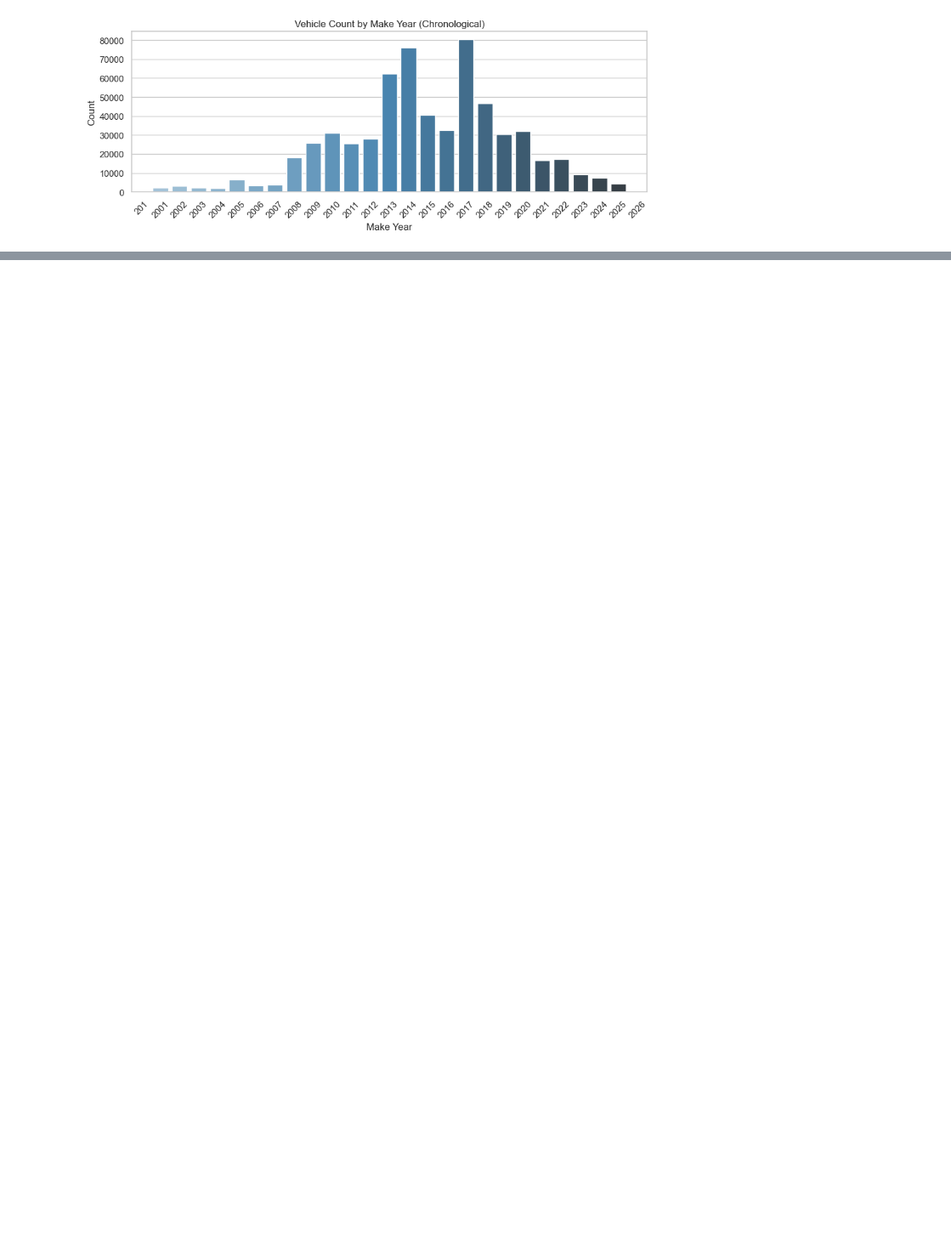
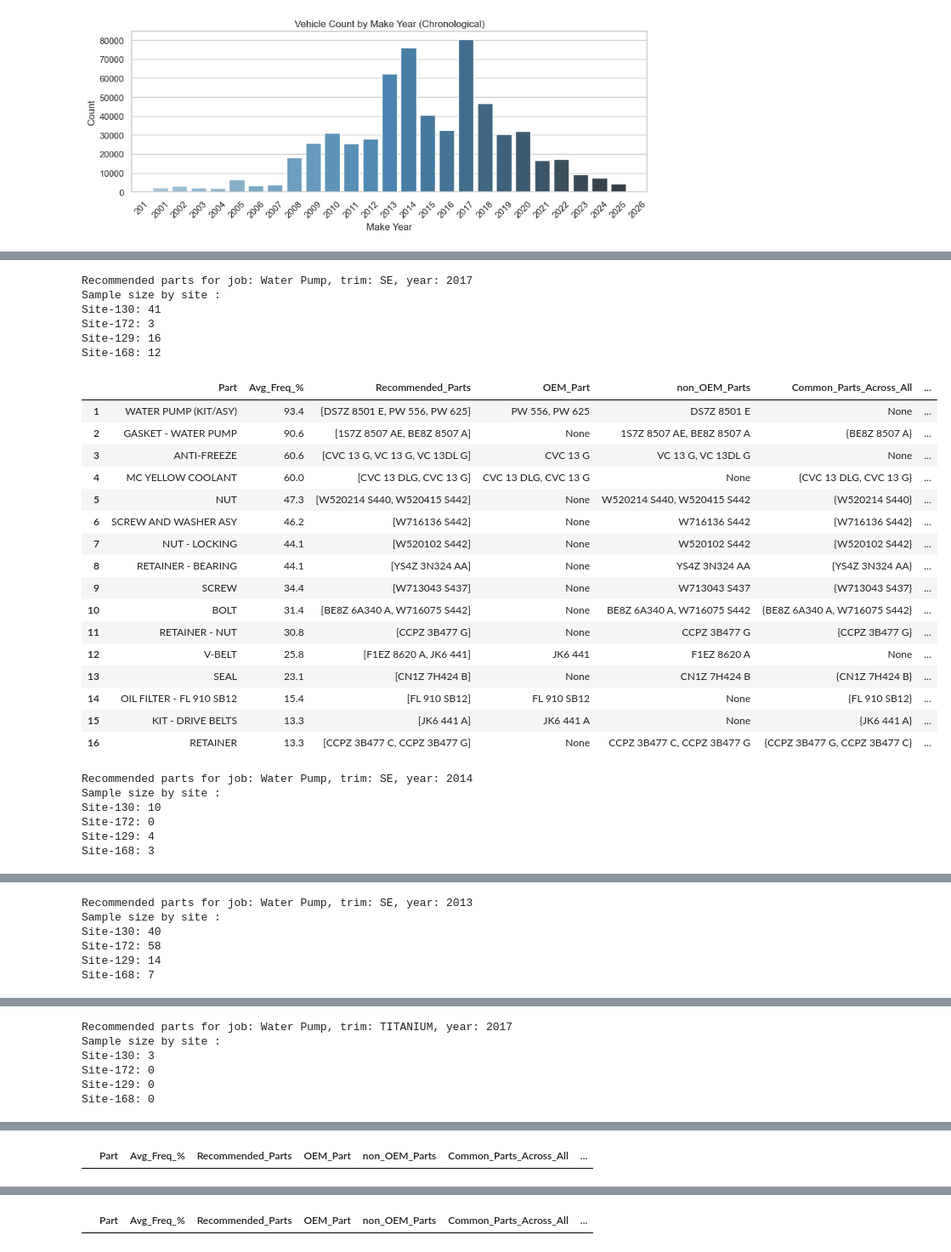
Before and after one commit to MeliPax/SPG, a Jupyter notebook: research/maximus_part_recomendation.ipynb, the cells around one changed output, grey strips where cells are left out. Shown at 85% size. Saved outputs shown, nothing was run; the diff lists cells and outputs as text; code cells hidden in the pictures; blank space fills up the shorter version.

Commit message:
Completed trim/year filter.. Handled percentage cap

```diff
--- a/research/maximus_part_recomendation.ipynb
+++ b/research/maximus_part_recomendation.ipynb
@@ -1621,7 +1621,7 @@ def execute_model(request_tbl_df, search_key_words, labour_line_df, parts_line_d
 
 
 def execute_model_trim_filter(request_tbl_df, search_key_words, parts_line_df,
-                   groups, vehTrim, vehModel = "Escape", Make ="Ford"):
+                   groups, vehTrim, make_year, vehModel = "Escape", Make ="Ford"):
 
     # Normalize input: allow "Water Pump" or [["water","pump"], []]
     if isinstance(search_key_words, str):
@@ -1632,6 +1632,7 @@ def execute_model_trim_filter(request_tbl_df, search_key_words, parts_line_df,
     df_req_filted_by_model_trim = request_tbl_df[
     (request_tbl_df["VehModel"].str.contains(vehModel, case=False))
     & (request_tbl_df["VehTrim"].str.contains(vehTrim, case=False))
+    & (request_tbl_df["VehMakeYear"].astype(str).str.contains(str(make_year), case=False))
                 ]
 
     requests_filtered = filter_rows_by_keywords(
@@ -2905,0 +2904,63 @@ Site-168: 22
+# %%
+def recommended_parts_by_trim_year(job_keywords, trim, year, hide_small_recommendation = True):
+    vehTrim = trim
+
+    results130 = execute_model_trim_filter(request_tbl_df = request_tbl_130, search_key_words = job_keywords, parts_line_df = partslines_tbl_130, groups=groups, vehTrim= vehTrim, make_year = year)
+    results172 = execute_model_trim_filter(request_tbl_df = request_tbl_172, search_key_words = job_keywords, parts_line_df = partslines_tbl_172, groups=groups, vehTrim= vehTrim, make_year = year)
+    results129 = execute_model_trim_filter(request_tbl_df = request_tbl_129, search_key_words = job_keywords, parts_line_df = partslines_tbl_129, groups=groups, vehTrim= vehTrim, make_year = year)
+    results168 = execute_model_trim_filter(request_tbl_df = request_tbl_168, search_key_words = job_keywords, parts_line_df = partslines_tbl_168, groups=groups, vehTrim= vehTrim, make_year = year )
+
+
+    data = {
+        "130": results130,
+        "172": results172,
+        # "114": results114,
+        "129": results129,
+        "168": results168
+    }
+
+    display(compare_recommended_partLists_side_by_side(data))
+# %%
+jobs = {"Water Pump":"Water Pump", "Power steering":"Power steering", "Catalytic Converter":"Catalytic Converter"}
+
+# trims_to_search = ["SE"]
+trims_to_search = ["SE", "TITANIUM", "XLT", "Base"]
+
+years_to_search = [2017, 2014, 2013]
+# %%
+
+for job in jobs.keys():
+    for trim in trims_to_search:
+        for year in years_to_search:
+            print(f"Recommended parts for job: {job}, trim: {trim}, year: {year}")
+            recommended_parts_by_trim_year(job_keywords = jobs[job], trim = trim, year = year)
+# %% [output]
+Recommended parts for job: Water Pump, trim: SE, year: 2017
+Sample size by site :
+Site-130: 41
+Site-172: 3
+Site-129: 16
+Site-168: 12
+|  | Part | Avg_Freq_% | Recommended_Parts | OEM_Part | non_OEM_Parts | Common_Parts_Across_All | ... |
+| 1 | WATER PUMP (KIT/ASY) | 93.4 | [DS7Z 8501 E, PW 556, PW 625] | PW 556, PW 625 | DS7Z 8501 E | None | ... |
+| 2 | GASKET - WATER PUMP | 90.6 | [1S7Z 8507 AE, BE8Z 8507 A] | None | 1S7Z 8507 AE, BE8Z 8507 A | {BE8Z 8507 A} | ... |
+| 3 | ANTI-FREEZE | 60.6 | [CVC 13 G, VC 13 G, VC 13DL G] | CVC 13 G | VC 13 G, VC 13DL G | None | ... |
+| 4 | MC YELLOW COOLANT | 60.0 | [CVC 13 DLG, CVC 13 G] | CVC 13 DLG, CVC 13 G | None | {CVC 13 DLG, CVC 13 G} | ... |
+| 5 | NUT | 47.3 | [W520214 S440, W520415 S442] | None | W520214 S440, W520415 S442 | {W520214 S440} | ... |
+| 6 | SCREW AND WASHER ASY | 46.2 | [W716136 S442] | None | W716136 S442 | {W716136 S442} | ... |
+| 7 | NUT - LOCKING | 44.1 | [W520102 S442] | None | W520102 S442 | {W520102 S442} | ... |
+| 8 | RETAINER - BEARING | 44.1 | [YS4Z 3N324 AA] | None | YS4Z 3N324 AA | {YS4Z 3N324 AA} | ... |
+| 9 | SCREW | 34.4 | [W713043 S437] | None | W713043 S437 | {W713043 S437} | ... |
+| 10 | BOLT | 31.4 | [BE8Z 6A340 A, W716075 S442] | None | BE8Z 6A340 A, W716075 S442 | {BE8Z 6A340 A, W716075 S442} | ... |
+| 11 | RETAINER - NUT | 30.8 | [CCPZ 3B477 G] | None | CCPZ 3B477 G | {CCPZ 3B477 G} | ... |
+| 12 | V-BELT | 25.8 | [F1EZ 8620 A, JK6 441] | JK6 441 | F1EZ 8620 A | None | ... |
+| 13 | SEAL | 23.1 | [CN1Z 7H424 B] | None | CN1Z 7H424 B | {CN1Z 7H424 B} | ... |
+| 14 | OIL FILTER - FL 910 SB12 | 15.4 | [FL 910 SB12] | FL 910 SB12 | None | {FL 910 SB12} | ... |
+| 15 | KIT - DRIVE BELTS | 13.3 | [JK6 441 A] | JK6 441 A | None | {JK6 441 A} | ... |
+| 16 | RETAINER | 13.3 | [CCPZ 3B477 C, CCPZ 3B477 G] | None | CCPZ 3B477 C, CCPZ 3B477 G | {CCPZ 3B477 G, CCPZ 3B477 C} | ... |
+Recommended parts for job: Water Pump, trim: SE, year: 2014
+Sample size by site :
+Site-130: 10
+Site-172: 0
+Site-129: 4
+Site-168: 3
@@ -2905,0 +2984,6 @@ Site-168: 22
+Recommended parts for job: Water Pump, trim: SE, year: 2013
+Sample size by site :
+Site-130: 40
+Site-172: 58
+Site-129: 14
+Site-168: 7
@@ -2905,0 +3003,6 @@ Site-168: 22
+Recommended parts for job: Water Pump, trim: TITANIUM, year: 2017
+Sample size by site :
+Site-130: 3
+Site-172: 0
+Site-129: 0
+Site-168: 0
@@ -2905,0 +3020 @@ Site-168: 22
+|  | Part | Avg_Freq_% | Recommended_Parts | OEM_Part | non_OEM_Parts | Common_Parts_Across_All | ... |
@@ -2905,0 +3027 @@ Site-168: 22
+|  | Part | Avg_Freq_% | Recommended_Parts | OEM_Part | non_OEM_Parts | Common_Parts_Across_All | ... |
```
Also changed, not shown: parts of 24 cells of this notebook, 19 other files.
